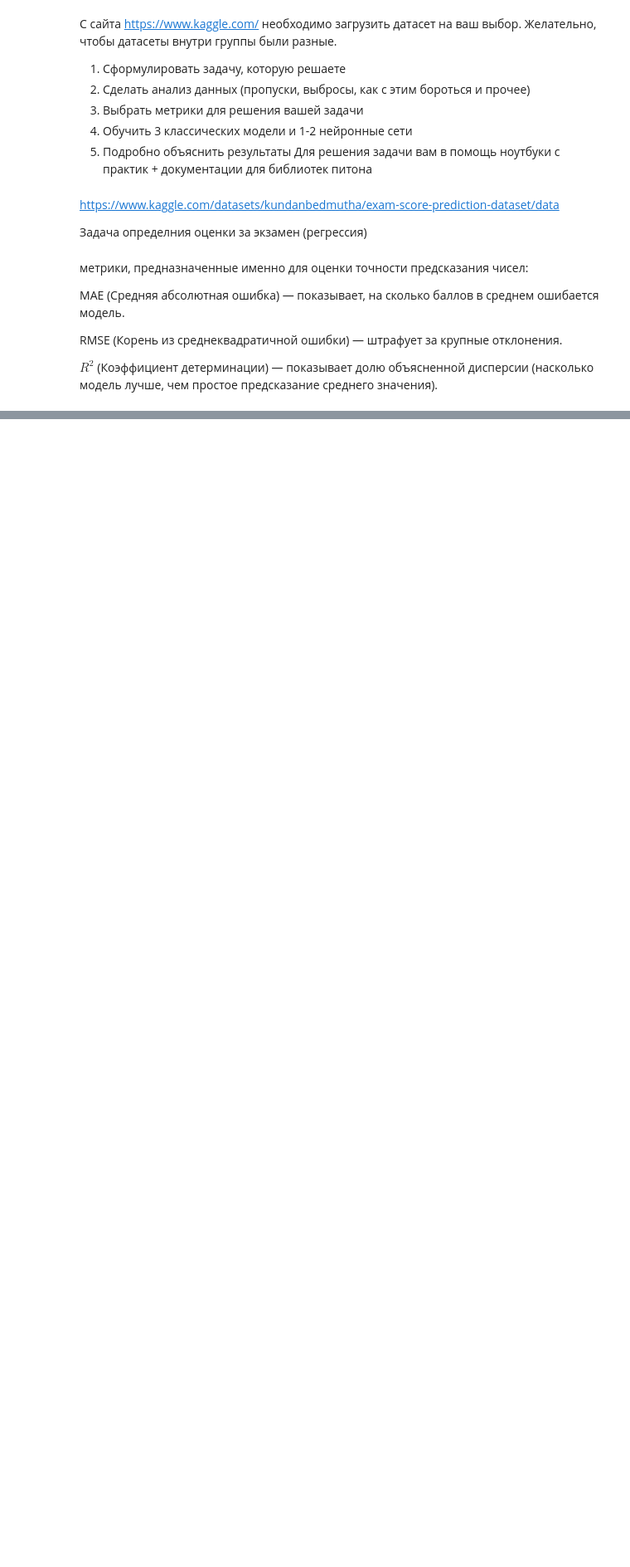
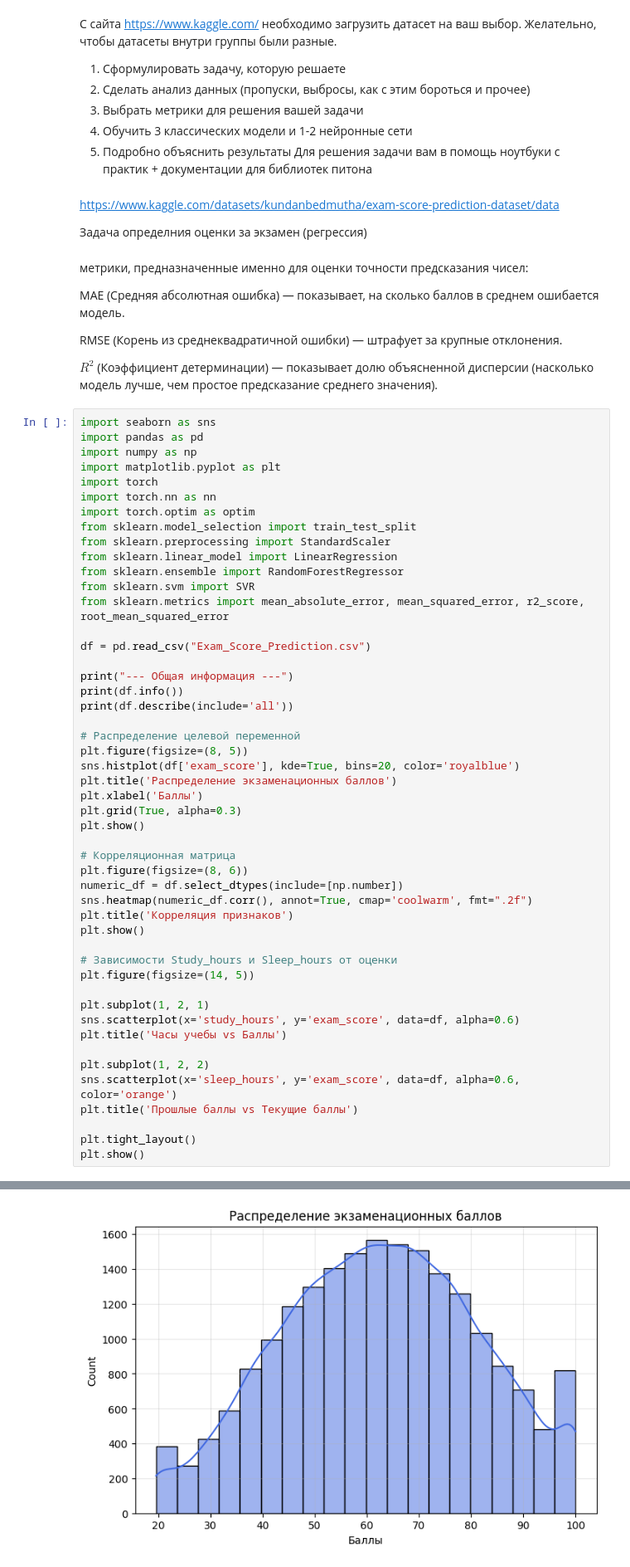
Before and after one commit to Godlaa/ml-labs, a Jupyter notebook: икм/main.ipynb, the cells around one changed output, grey strips where cells are left out. Shown at 83% size. Cells and saved outputs as stored; diff of their text form; blank space fills up the shorter version.

```diff
--- a/икм/main.ipynb
+++ b/икм/main.ipynb
@@ -18,3 +18,53 @@ MAE (Средняя абсолютная ошибка) — показывает,
 RMSE (Корень из среднеквадратичной ошибки) — штрафует за крупные отклонения.
 
 $R^2$ (Коэффициент детерминации) — показывает долю объясненной дисперсии (насколько модель лучше, чем простое предсказание среднего значения).
+# %%
+import seaborn as sns
+import pandas as pd
+import numpy as np
+import matplotlib.pyplot as plt
+import torch
+import torch.nn as nn
+import torch.optim as optim
+from sklearn.model_selection import train_test_split
+from sklearn.preprocessing import StandardScaler
+from sklearn.linear_model import LinearRegression
+from sklearn.ensemble import RandomForestRegressor
+from sklearn.svm import SVR
+from sklearn.metrics import mean_absolute_error, mean_squared_error, r2_score, root_mean_squared_error
+
+df = pd.read_csv("Exam_Score_Prediction.csv")
+
+print("--- Общая информация ---")
+print(df.info())
+print(df.describe(include='all'))
+
+# Распределение целевой переменной
+plt.figure(figsize=(8, 5))
+sns.histplot(df['exam_score'], kde=True, bins=20, color='royalblue')
+plt.title('Распределение экзаменационных баллов')
+plt.xlabel('Баллы')
+plt.grid(True, alpha=0.3)
+plt.show()
+
+# Корреляционная матрица
+plt.figure(figsize=(8, 6))
+numeric_df = df.select_dtypes(include=[np.number])
+sns.heatmap(numeric_df.corr(), annot=True, cmap='coolwarm', fmt=".2f")
+plt.title('Корреляция признаков')
+plt.show()
+
+# Зависимости Study_hours и Sleep_hours от оценки
+plt.figure(figsize=(14, 5))
+
+plt.subplot(1, 2, 1)
+sns.scatterplot(x='study_hours', y='exam_score', data=df, alpha=0.6)
+plt.title('Часы учебы vs Баллы')
+
+plt.subplot(1, 2, 2)
+sns.scatterplot(x='sleep_hours', y='exam_score', data=df, alpha=0.6, color='orange')
+plt.title('Прошлые баллы vs Текущие баллы')
+
+plt.tight_layout()
+plt.show()
+# %% [output]
@@ -20,0 +88 @@ $R^2$ (Коэффициент детерминации) — показывает
+[figure, added]
```
Also changed, not shown: parts of 2 cells of this notebook.
